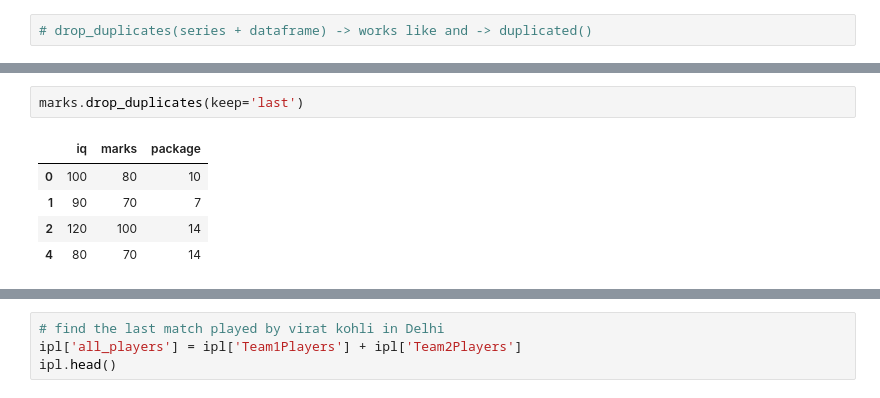
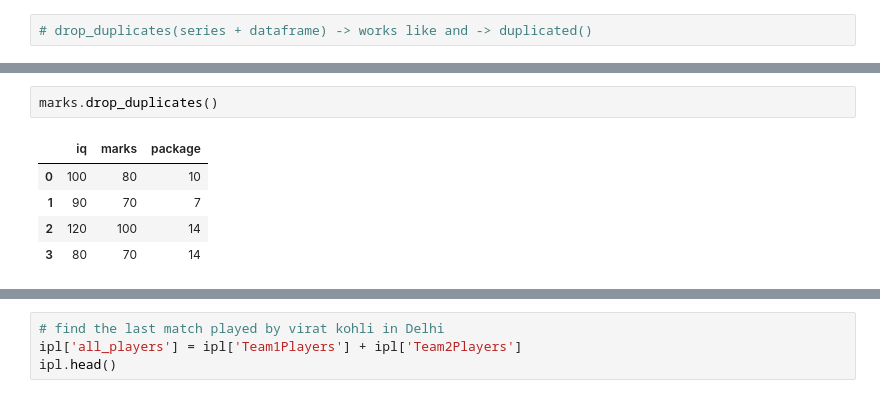
Before and after one commit to therudradev/Python_Programming, a Jupyter notebook: session_18_dataframe_methods.ipynb, the cells around one changed output, grey strips where cells are left out. Saved outputs shown, nothing was run; the diff lists cells and outputs as text.

```diff
--- a/session_18_dataframe_methods.ipynb
+++ b/session_18_dataframe_methods.ipynb
@@ -641,9 +715,9 @@ temp.drop_duplicates()
 dtype: int64
 # %%
-marks.drop_duplicates(keep='last')
+marks.drop_duplicates()
 # %% [output]
 |  | iq | marks | package |
 | 0 | 100 | 80 | 10 |
 | 1 | 90 | 70 | 7 |
 | 2 | 120 | 100 | 14 |
-| 4 | 80 | 70 | 14 |
+| 3 | 80 | 70 | 14 |
```
Also changed, not shown: parts of 40 cells of this notebook.
